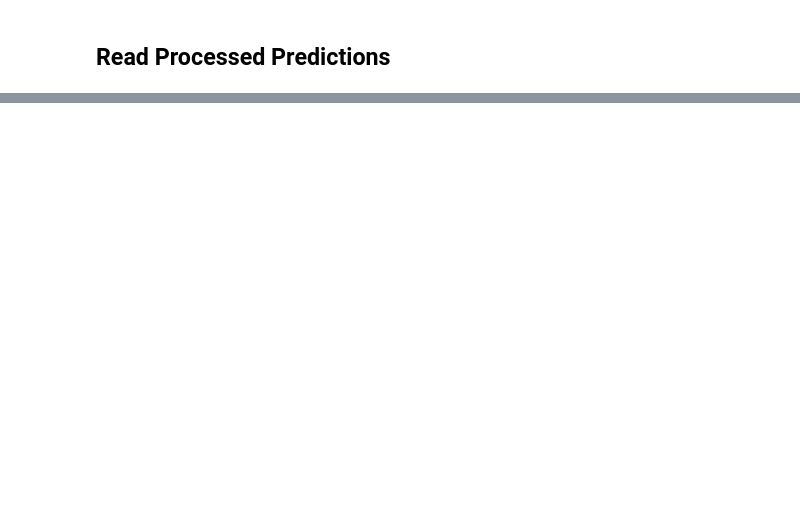
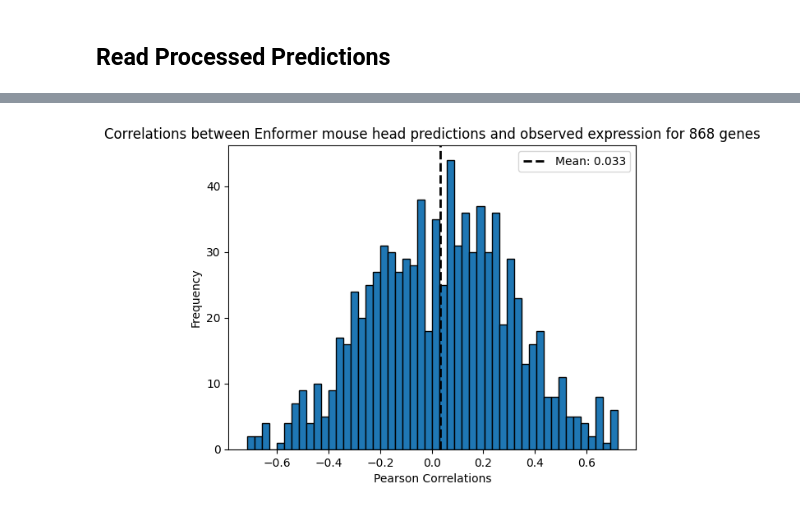
Before and after one commit to hakyimlab/sabrina-deep-learning-in-genomics, a Jupyter notebook: posts/2023-08-31-Br-personalized-prediction-on-more-genes/index.ipynb, the cells around one changed output, grey strips where cells are left out. Drawn from its saved outputs; the diff is of its cells as text; code cells hidden in the pictures; blank space fills up the shorter version.

```diff
--- a/posts/2023-08-31-Br-personalized-prediction-on-more-genes/index.ipynb
+++ b/posts/2023-08-31-Br-personalized-prediction-on-more-genes/index.ipynb
@@ -85,0 +114,16 @@ for gene in gene_list:
+# %%
+# Plot a histogram
+plt.hist(pearson_corr_by_gene["mouse"], bins=50, edgecolor='k')  # 'bins' determines the number of bins or bars
+plt.title('Correlations between Enformer mouse head predictions and observed expression for 868 genes')
+
+plt.xlabel('Pearson Correlations')
+plt.ylabel('Frequency')
+
+mean = np.mean(pearson_corr_by_gene["mouse"])
+plt.axvline(mean, color='black', linestyle='dashed', linewidth=2, label=f'Mean: {mean:.3f}')
+plt.legend()
+
+# Display the plot
+plt.show()
+# %% [output]
+[figure, added]
```
Also changed, not shown: parts of 19 cells of this notebook.
